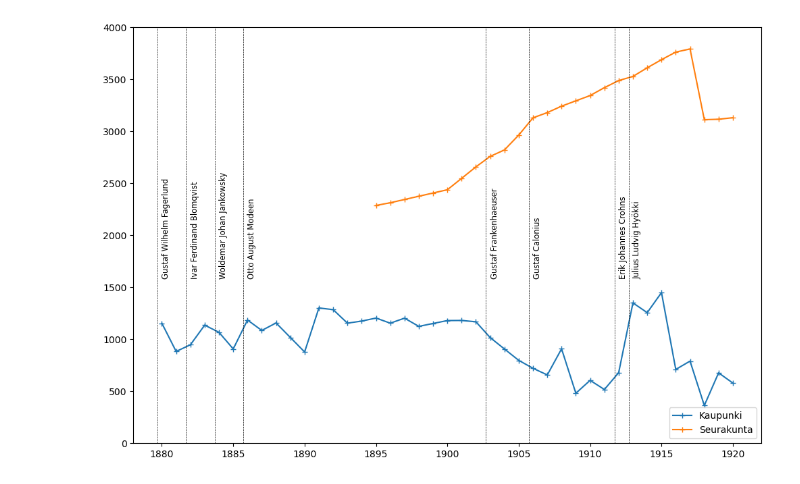
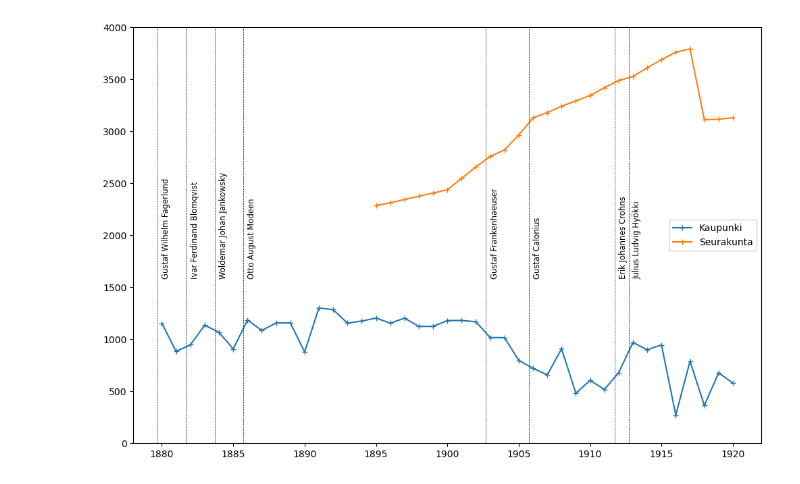
Before and after one commit to AnttiHaerkoenen/vyborg_orthodox, a Jupyter notebook: notebooks/missing_orthodox.ipynb, the cells around one changed output. Drawn from its saved outputs; the diff is of its cells as text; code cells hidden in the pictures.

Commit message:
russian subjects

```diff
--- a/notebooks/missing_orthodox.ipynb
+++ b/notebooks/missing_orthodox.ipynb
@@ -115,45 +115,47 @@ clerks = {
 }
 
 poll_tax = pd.read_csv(data_dir / 'poll_tax_register.csv', index_col=0)
-poll_tax['orthodox'] = poll_tax['orthodox'].interpolate(method='linear')
+# poll_tax['orthodox'] = poll_tax['orthodox'].interpolate(method='linear')
 poll_tax['in_russia_orthodox'] = poll_tax['in_russia_orthodox'].interpolate(method='linear', limit=2).fillna(0)
 poll_tax['total'] = (poll_tax.total_women + poll_tax.total_men).interpolate(method='linear')
+poll_tax['russian_subjects_men'] = poll_tax.russian_subjects_men.fillna(0)
+poll_tax['russian_subjects_women'] = poll_tax.russian_subjects_women.fillna(0)
 # remove = poll_tax.in_russia_orthodox.copy()
 # remove.loc['1895':] = 0
 # remove.loc['1912':] = 0
-# poll_tax['orthodox'] = poll_tax.orthodox - remove
+poll_tax['orthodox'] = poll_tax.orthodox - poll_tax.russian_subjects_men - poll_tax.russian_subjects_women
 health_council = pd.read_csv(data_dir / 'health_council.csv', index_col=0).pop_orthodox
 health_council = health_council.reindex(range(1880, 1921), fill_value=np.nan).interpolate(method='slinear')
 foreigners = pd.read_csv(data_dir / 'foreigners.csv', index_col=0).russia
 language = pd.read_csv(data_dir / 'language.csv', index_col=0).russian
 religion = pd.read_csv(data_dir / 'religion.csv', index_col=0).orthodox
 difference = health_council - poll_tax.orthodox
 clerk = pd.Series({v: k for k, v in clerks.items()}, name='clerk')
 data = pd.DataFrame([
     poll_tax.orthodox,
     health_council,
     clerk,
 ]).T
 data = data.ffill()
 starts = data.clerk.map(clerks)
 data.columns = [
     'Kaupunki',
     'Seurakunta',
     'Henkikirjoittaja',
 ]
 data.plot(
     marker='+',
     legend=True,
     ylim=(0, 4_000),
     figsize=(12, 8),
 )
 for c, y in clerks.items():
     plt.axvline(y-0.3, ymin=0, ymax=4000, color='black', ls='--', lw=0.5)
     plt.text(x=y, y=1600, s=c, rotation='vertical', fontsize='small')
 plt.legend()
 plt.savefig(figure_dir / 'timeseries.png')
 # %% [output]
-[figure, old version]
+[figure, new version]
 # %%
 districts_census = pd.read_csv(data_dir / 'interim' / 'census_by_district_1900.csv', index_col=0)
 districts_poll_tax = pd.read_csv(data_dir / 'interim' / 'poll_tax_register_districts_1900.csv', index_col=0)
```
Also changed, not shown: parts of 3 cells of this notebook, 3 other files.
